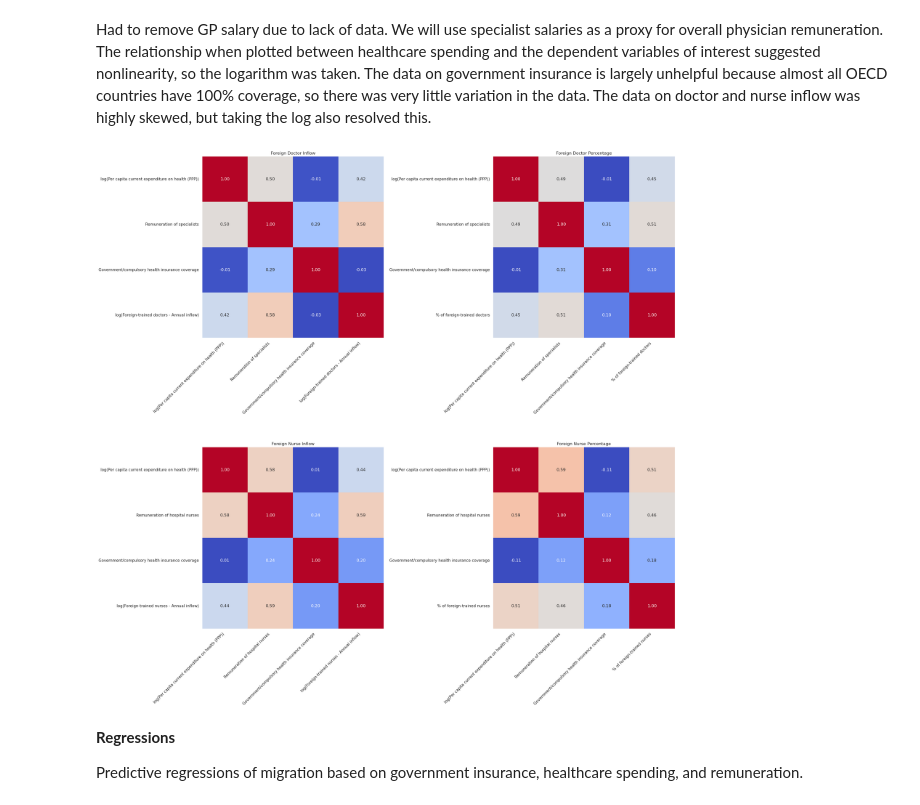
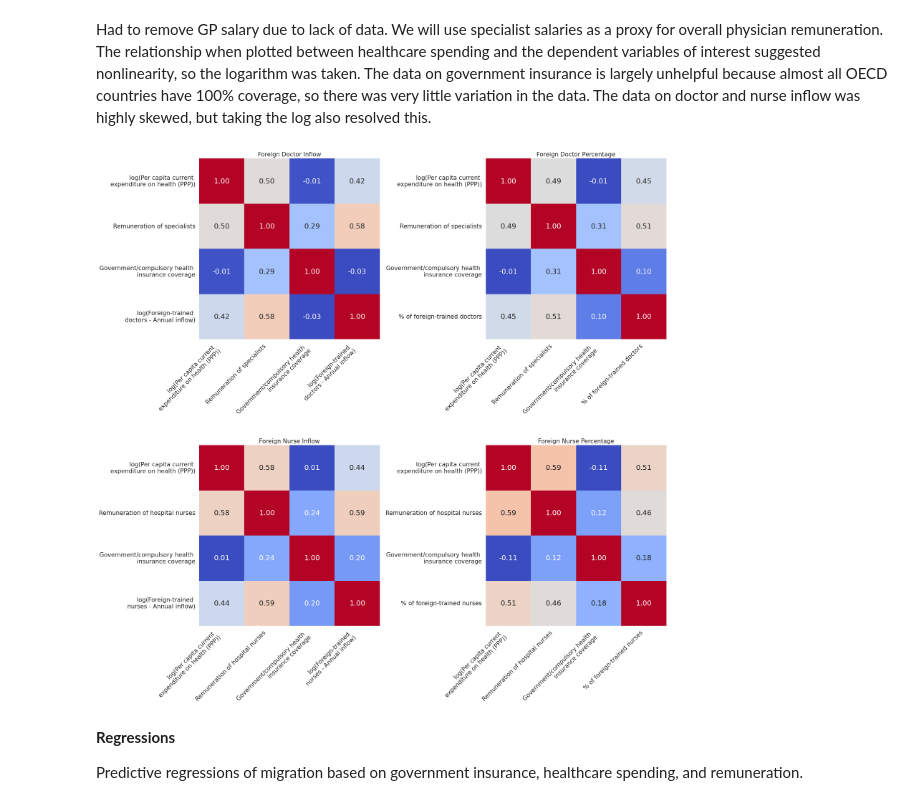
Before and after one commit to wren17/ECON323-Project, a Jupyter notebook: ECON323-FinalProject.ipynb, the cells around one changed output. Drawn from its saved outputs; the diff is of its cells as text; code cells hidden in the pictures.

Commit message:
Fixed typos and adjusted plots

```diff
--- a/ECON323-FinalProject.ipynb
+++ b/ECON323-FinalProject.ipynb
@@ -416,28 +416,36 @@ nur_inf_pred = pd.concat(nur_inf_pred_list,axis=1).dropna()
 nur_inf_pred = nur_inf_pred.rename(columns = {"Current expenditure on health (all functions)":"log(Per capita current expenditure on health (PPP))"})
 nur_inf_pred = nur_inf_pred.rename(columns = {"Foreign-trained nurses - Annual inflow":"log(Foreign-trained nurses - Annual inflow)"})
 nur_inf_pred_corr = nur_inf_pred.corr()
+# %%
+plt.rcParams.update({'font.size': 18}) #adjust plot parameters for the next visualization
+plt.rc('xtick', labelsize=15)
+plt.rc('ytick', labelsize=15)
 # %%
-fig, ax = plt.subplots(2,2,figsize=(23, 23), constrained_layout=True)
+fig, ax = plt.subplots(2,2,figsize=(20, 20), constrained_layout=True)
 
 sns.heatmap(data = doc_inf_pred_corr, annot=True, fmt=".2f", cmap="coolwarm", cbar=False, square = True, ax = ax[0,0])
-ax[0,0].set_title('Foreign Doctor Inflow')
-ax[0,0].set_xticks([.5,1.5,2.5,3.5],["log(Per capita current expenditure on health (PPP))","Remuneration of specialists","Government/compulsory health insurance coverage","log(Foreign-trained doctors - Annual inflow)"],rotation=45, ha='right')
+ax[0,0].set_title('Foreign Doctor Inflow',fontsize = 15)
+ax[0,0].set_yticks([.5,1.5,2.5,3.5],["log(Per capita current \n expenditure on health (PPP))","Remuneration of specialists","Government/compulsory health \n insurance coverage","log(Foreign-trained \n doctors - Annual inflow)"],ha='right')
+ax[0,0].set_xticks([.5,1.5,2.5,3.5],["log(Per capita current \n expenditure on health (PPP))","Remuneration of specialists","Government/compulsory health \n insurance coverage","log(Foreign-trained \n doctors - Annual inflow)"],rotation=45, ha='right')
 
 sns.heatmap(data = doc_pct_pred_corr, annot=True, fmt=".2f", cmap="coolwarm", cbar=False, square = True, ax = ax[0,1])
-ax[0,1].set_title('Foreign Doctor Percentage')
-ax[0,1].set_xticks([.5,1.5,2.5,3.5],["log(Per capita current expenditure on health (PPP))","Remuneration of specialists","Government/compulsory health insurance coverage","% of foreign-trained doctors"],rotation=45, ha='right')
+ax[0,1].set_title('Foreign Doctor Percentage',fontsize = 15)
+ax[0,1].set_yticks([.5,1.5,2.5,3.5],["log(Per capita current \n expenditure on health (PPP))","Remuneration of specialists","Government/compulsory health \n insurance coverage","% of foreign-trained doctors"],ha='right')
+ax[0,1].set_xticks([.5,1.5,2.5,3.5],["log(Per capita current \n expenditure on health (PPP))","Remuneration of specialists","Government/compulsory health \n insurance coverage","% of foreign-trained doctors"],rotation=45, ha='right')
 
 sns.heatmap(data = nur_inf_pred_corr, annot=True, fmt=".2f", cmap="coolwarm", cbar=False, square = True, ax = ax[1,0])
-ax[1,0].set_title('Foreign Nurse Inflow')
-ax[1,0].set_xticks([.5,1.5,2.5,3.5],["log(Per capita current expenditure on health (PPP))","Remuneration of hospital nurses","Government/compulsory health insurance coverage","log(Foreign-trained nurses - Annual inflow)"],rotation=45, ha='right')
+ax[1,0].set_title('Foreign Nurse Inflow',fontsize = 15)
+ax[1,0].set_xticks([.5,1.5,2.5,3.5],["log(Per capita current \n expenditure on health (PPP))","Remuneration of hospital nurses","Government/compulsory health \n insurance coverage","log(Foreign-trained \n nurses - Annual inflow)"],rotation=45, ha='right')
+ax[1,0].set_yticks([.5,1.5,2.5,3.5],["log(Per capita current \n expenditure on health (PPP))","Remuneration of hospital nurses","Government/compulsory health \n insurance coverage","log(Foreign-trained \n nurses - Annual inflow)"],ha='right')
 
 sns.heatmap(data = nur_pct_pred_corr, annot=True, fmt=".2f", cmap="coolwarm", cbar=False, square = True, ax = ax[1,1])
-ax[1,1].set_title('Foreign Nurse Percentage')
-ax[1,1].set_xticks([.5,1.5,2.5,3.5],["log(Per capita current expenditure on health (PPP))","Remuneration of hospital nurses","Government/compulsory health insurance coverage","% of foreign-trained nurses"],rotation=45, ha='right')
+ax[1,1].set_title('Foreign Nurse Percentage',fontsize = 15)
+ax[1,1].set_xticks([.5,1.5,2.5,3.5],["log(Per capita current \n expenditure on health (PPP))","Remuneration of hospital nurses","Government/compulsory health \n insurance coverage","% of foreign-trained nurses"],rotation=45, ha='right')
+ax[1,1].set_yticks([.5,1.5,2.5,3.5],["log(Per capita current \n expenditure on health (PPP))","Remuneration of hospital nurses","Government/compulsory health \n insurance coverage","% of foreign-trained nurses"],ha='right')
 
 plt.show()
 # %% [output]
-[figure, old version]
+[figure, new version]
 # %% [markdown]
 **Regressions**
 
```
Also changed, not shown: parts of 17 cells of this notebook.
